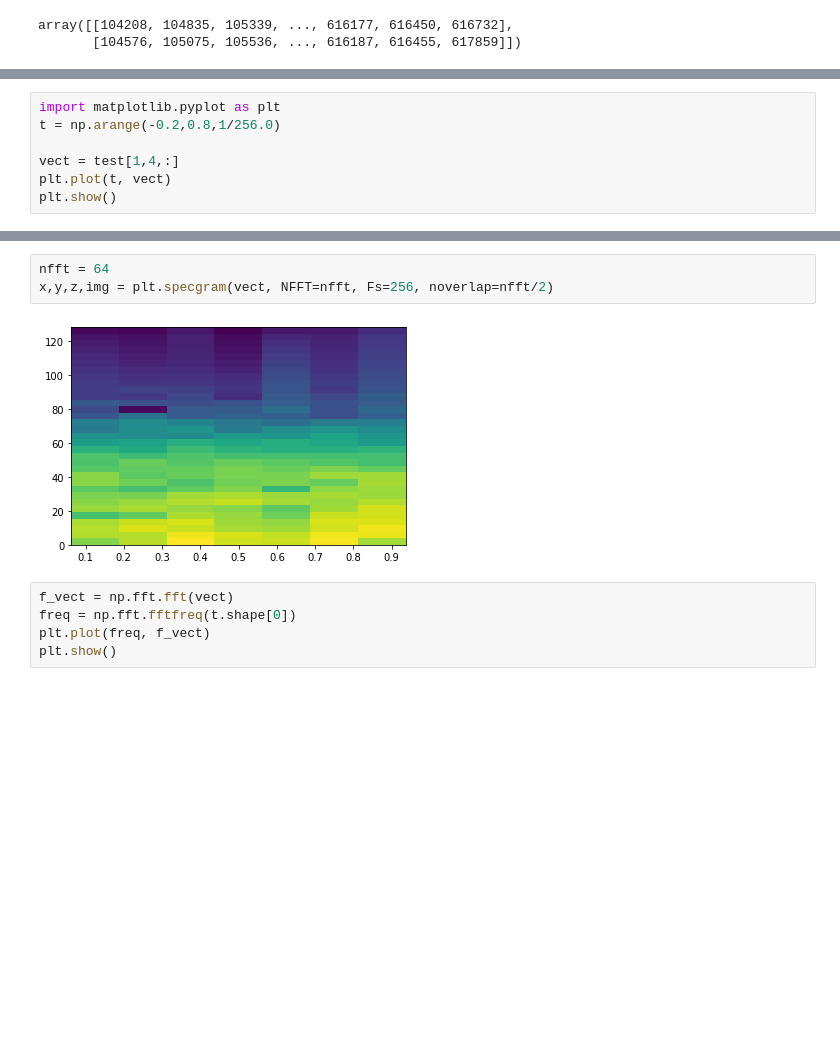
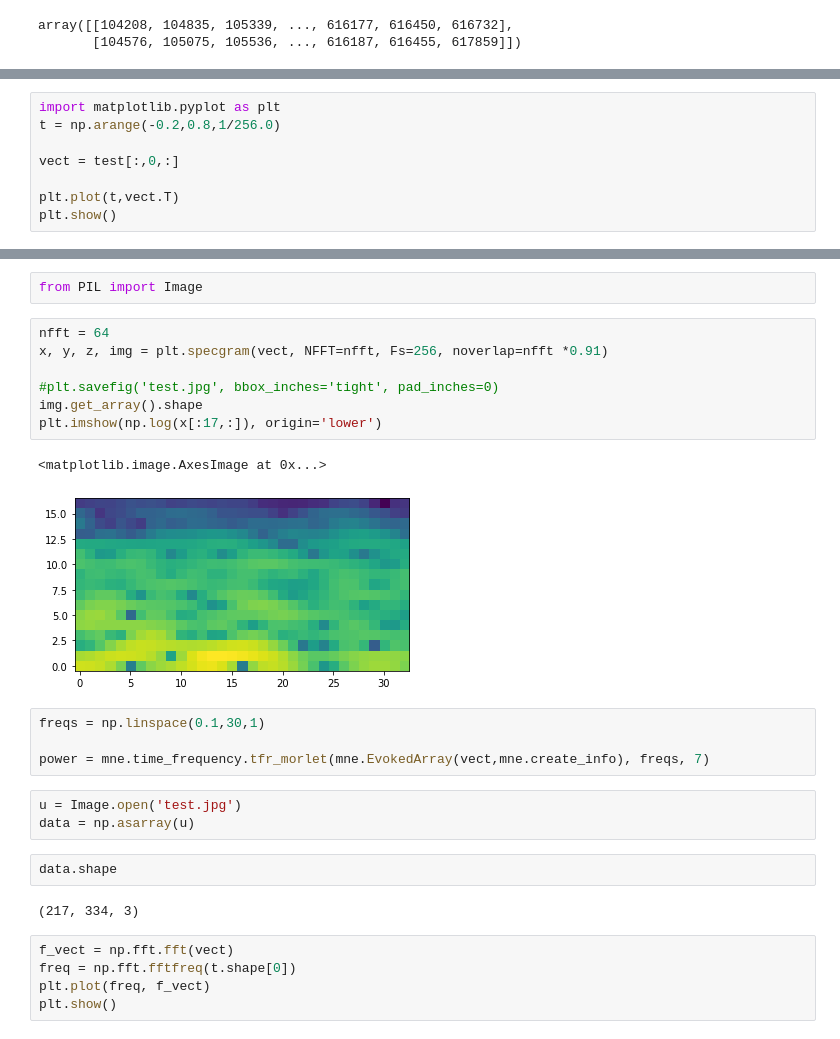
Before and after one commit to FilipFrak/bachelor-thesis, a Jupyter notebook: notebooks/experiments.ipynb, the cells around one changed output, grey strips where cells are left out. Cells and saved outputs as stored; diff of their text form; blank space fills up the shorter version.

```diff
--- a/notebooks/experiments.ipynb
+++ b/notebooks/experiments.ipynb
@@ -56,7 +58,8 @@ test.shape
 import matplotlib.pyplot as plt
 t = np.arange(-0.2,0.8,1/256.0)
 
-vect = test[1,4,:]
-plt.plot(t, vect)
+vect = test[:,0,:]
+
+plt.plot(t,vect.T)
 plt.show()
 # %% [output]
@@ -65,8 +96,26 @@ plt.show()
+# %%
+from PIL import Image
 # %%
 nfft = 64
-x,y,z,img = plt.specgram(vect, NFFT=nfft, Fs=256, noverlap=nfft/2)
+x, y, z, img = plt.specgram(vect, NFFT=nfft, Fs=256, noverlap=nfft *0.91)
+
+#plt.savefig('test.jpg', bbox_inches='tight', pad_inches=0)
+img.get_array().shape
+plt.imshow(np.log(x[:17,:]), origin='lower')
 # %% [output]
+<matplotlib.image.AxesImage at 0x...>
-[figure, old version]
+[figure, new version]
+# %%
+freqs = np.linspace(0.1,30,1)
+
+power = mne.time_frequency.tfr_morlet(mne.EvokedArray(vect,mne.create_info), freqs, 7)
+# %%
+u = Image.open('test.jpg')
+data = np.asarray(u)
+# %%
+data.shape
+# %% [output]
+(217, 334, 3)
 # %%
 f_vect = np.fft.fft(vect)
 freq = np.fft.fftfreq(t.shape[0])
```
Also changed, not shown: parts of 9 cells of this notebook, 2 other files.
